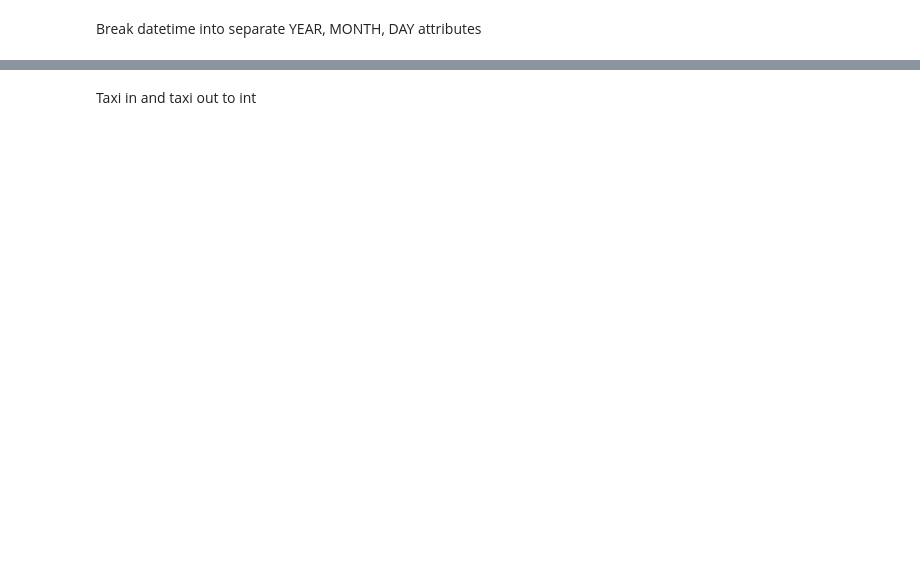
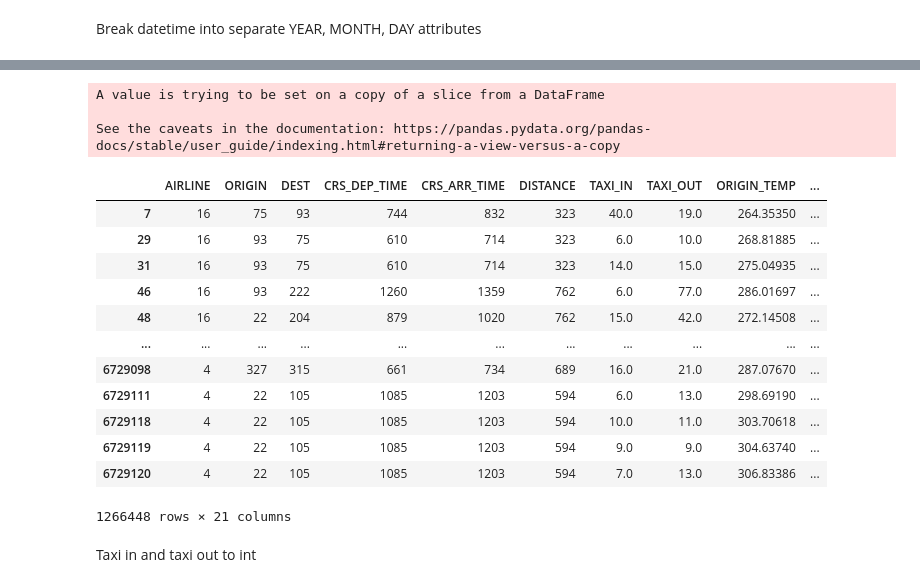
Before and after one commit to SP25-DS440-Group1/Project, a Jupyter notebook: preprocessing.ipynb, the cells around one changed output, grey strips where cells are left out. Drawn from its saved outputs; the diff is of its cells as text; code cells hidden in the pictures; blank space fills up the shorter version.

```diff
--- a/preprocessing.ipynb
+++ b/preprocessing.ipynb
@@ -517,6 +537,11 @@ arr_only_y_df = data_no_outliers["ARR_DELAY"]
 # WARNING: DELAY_DUE_NAS might not have sufficient info to predict this. It is National Air System Delay, minutes.
 # %% [markdown]
 Check if there are any NA values in X_df. There are none
+# %%
+# Look for any NA values in X_aug
+if TEST:
+  X_aug_df.replace('', np.nan, inplace=True)
+  pd.isna(X_aug_df).sum().sum() == 0
 # %%
 # Look for any NA values in X
 if TEST:
@@ -636,3 +676,14 @@ See the caveats in the documentation: https://pandas.pydata.org/pandas-docs/stab
+# %%
+# Convert hhmm times to minutes
+X_aug_df["CRS_DEP_TIME"] = X_aug_df["CRS_DEP_TIME"].astype(str)
+X_aug_df["CRS_DEP_TIME"] = convert_hhmm_to_mins(X_aug_df["CRS_DEP_TIME"])
+# assert X_aug_df["CRS_DEP_TIME"][:5].tolist() == [715, 1280, 594, 969, 1120]
+
+X_aug_df["CRS_ARR_TIME"] = X_aug_df["CRS_ARR_TIME"].astype(str)
+X_aug_df["CRS_ARR_TIME"] = convert_hhmm_to_mins(X_aug_df["CRS_ARR_TIME"])
+# assert X_aug_df["CRS_ARR_TIME"][:5].tolist() == [901, 1395, 772, 1109, 1241]
+
+X_aug_df.head()
 # %% [markdown]
 Convert distance to an integer in case it is not. Data is recorded as discrete integer values.
 # %%
@@ -652,0 +693,4 @@ See the caveats in the documentation: https://pandas.pydata.org/pandas-docs/stab
+# %%
+# Convert distance to int, its already an int basically
+X_aug_df["DISTANCE"] = df["DISTANCE"].astype(int)
+X_aug_df.head()
@@ -697,0 +728,18 @@ See the caveats in the documentation: https://pandas.pydata.org/pandas-docs/stab
+# %%
+# Convert FL_DATE column to datetime
+X_aug_df['FL_DATE'] = pd.to_datetime(X_aug_df['FL_DATE'])
+
+X_aug_df['YEAR'] = X_aug_df['FL_DATE'].dt.year
+X_aug_df['MONTH'] = X_aug_df['FL_DATE'].dt.month
+X_aug_df['DAY'] = X_aug_df['FL_DATE'].dt.day
+
+# Drop the original column
+X_aug_df.drop(columns=['FL_DATE'], inplace=True)
+
+if TEST:
+    assert X_aug_df["MONTH"].min() == 1
+    assert X_aug_df["MONTH"].max() == 12
+    assert X_aug_df["DAY"].min() == 1
+    assert X_aug_df["DAY"].max() == 31
+
+X_aug_df.head()
@@ -718,3 +774,23 @@ See the caveats in the documentation: https://pandas.pydata.org/pandas-docs/stab
+# %%
+X_aug_df.drop(columns=["FL_NUMBER"], inplace=True)
+X_aug_df
+# %% [output]
+A value is trying to be set on a copy of a slice from a DataFrame
+
+See the caveats in the documentation: https://pandas.pydata.org/pandas-docs/stable/user_guide/indexing.html#returning-a-view-versus-a-copy
+|  | AIRLINE | ORIGIN | DEST | CRS_DEP_TIME | CRS_ARR_TIME | DISTANCE | TAXI_IN | TAXI_OUT | ORIGIN_TEMP | ... |
+| 7 | 16 | 75 | 93 | 744 | 832 | 323 | 40.0 | 19.0 | 264.35350 | ... |
+| 29 | 16 | 93 | 75 | 610 | 714 | 323 | 6.0 | 10.0 | 268.81885 | ... |
+| 31 | 16 | 93 | 75 | 610 | 714 | 323 | 14.0 | 15.0 | 275.04935 | ... |
+| 46 | 16 | 93 | 222 | 1260 | 1359 | 762 | 6.0 | 77.0 | 286.01697 | ... |
+| 48 | 16 | 22 | 204 | 879 | 1020 | 762 | 15.0 | 42.0 | 272.14508 | ... |
+| ... | ... | ... | ... | ... | ... | ... | ... | ... | ... | ... |
+| 6729098 | 4 | 327 | 315 | 661 | 734 | 689 | 16.0 | 21.0 | 287.07670 | ... |
+| 6729111 | 4 | 22 | 105 | 1085 | 1203 | 594 | 6.0 | 13.0 | 298.69190 | ... |
+| 6729118 | 4 | 22 | 105 | 1085 | 1203 | 594 | 10.0 | 11.0 | 303.70618 | ... |
+| 6729119 | 4 | 22 | 105 | 1085 | 1203 | 594 | 9.0 | 9.0 | 304.63740 | ... |
+| 6729120 | 4 | 22 | 105 | 1085 | 1203 | 594 | 7.0 | 13.0 | 306.83386 | ... |
+1266448 rows × 21 columns
 # %% [markdown]
 Taxi in and taxi out to int
 # %%
```
Also changed, not shown: parts of 43 cells of this notebook, 51 other files.
